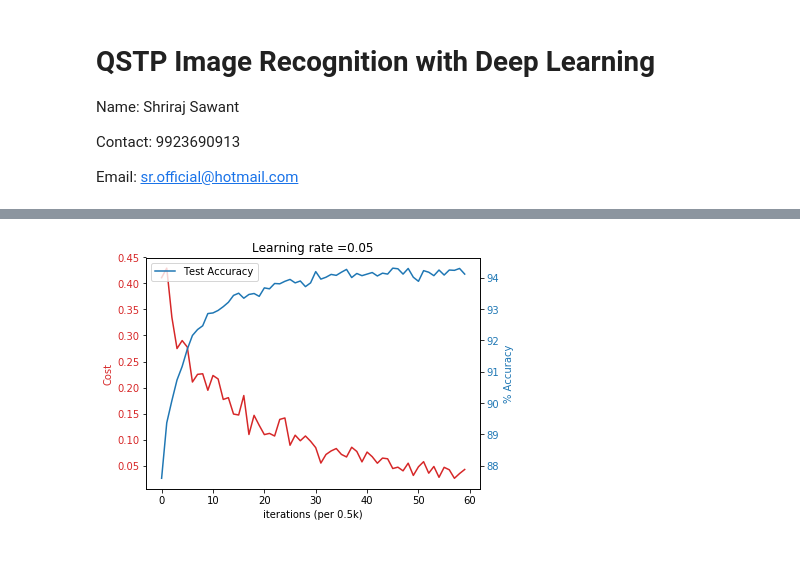
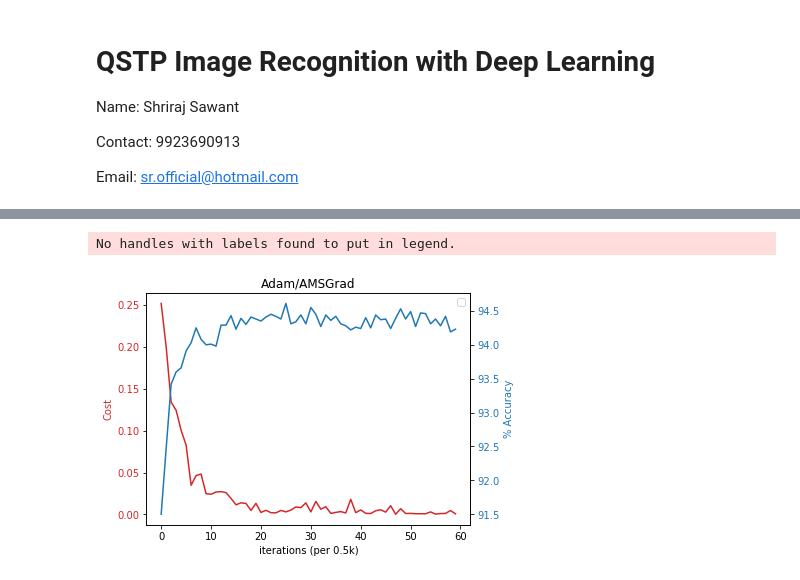
Before and after one commit to iam-sr13/QSTP2018, a Jupyter notebook: QSTP Final Submission.ipynb, the cells around one changed output, grey strips where cells are left out. Cells and saved outputs as stored; diff of their text form; code cells hidden in the pictures.

Commit message:
Improved performance
Accuracy and training efficiency improved by using Adam optimiser

```diff
--- a/QSTP Final Submission.ipynb
+++ b/QSTP Final Submission.ipynb
@@ -56,7 +56,7 @@ class FashionMNIST(Dataset):
 
 train_dataset = FashionMNIST(root='fashion-mnist-master/data/fashion',
                              train=True,
-                             transform=tforms.Compose([tforms.ToPILImage(), tforms.RandomHorizontalFlip(p=0.5), tforms.ToTensor()]),
+                             transform=tforms.Compose([tforms.ToPILImage(), tforms.RandomHorizontalFlip(p=0.5), tforms.RandomCrop(28), tforms.ToTensor()]),
                              normalize=True
                             )
 test_dataset = FashionMNIST(root='fashion-mnist-master/data/fashion',
@@ -158,7 +158,7 @@ my_model = CNNmodel()
 my_model.cuda()
 
 criterion = nn.CrossEntropyLoss()
-optimizer = torch.optim.SGD(my_model.parameters(), lr = 0.05)
+optimizer = torch.optim.Adam(my_model.parameters(), amsgrad=True)
 
 #Training the model
 itr = 0
@@ -229,22 +227,23 @@ torch.save(my_model,'cnn_94.12.pt')
 # %%
 fig, ax1 = plt.subplots()
 
 color = 'tab:red'
 ax1.set_xlabel('iterations (per 0.5k)')
 ax1.set_ylabel('Cost', color=color)
 ax1.plot(costs, color=color, label='Costs')
 ax1.tick_params(axis='y', labelcolor=color)
 
 ax2 = ax1.twinx()
 
 color = 'tab:blue'
 ax2.set_ylabel('% Accuracy', color=color)
-ax2.plot(tsacc, color=color, label='Test Accuracy')
+ax2.plot(tsacc, color=color)
 ax2.tick_params(axis='y', labelcolor=color)
 
 fig.tight_layout()
-plt.title("Learning rate =" + str(0.05))
+plt.title("Adam/AMSGrad")
 plt.legend()
 plt.show()
 # %% [output]
+No handles with labels found to put in legend.
-[figure, old version]
+[figure, new version]
```
Also changed, not shown: parts of 2 cells of this notebook.
